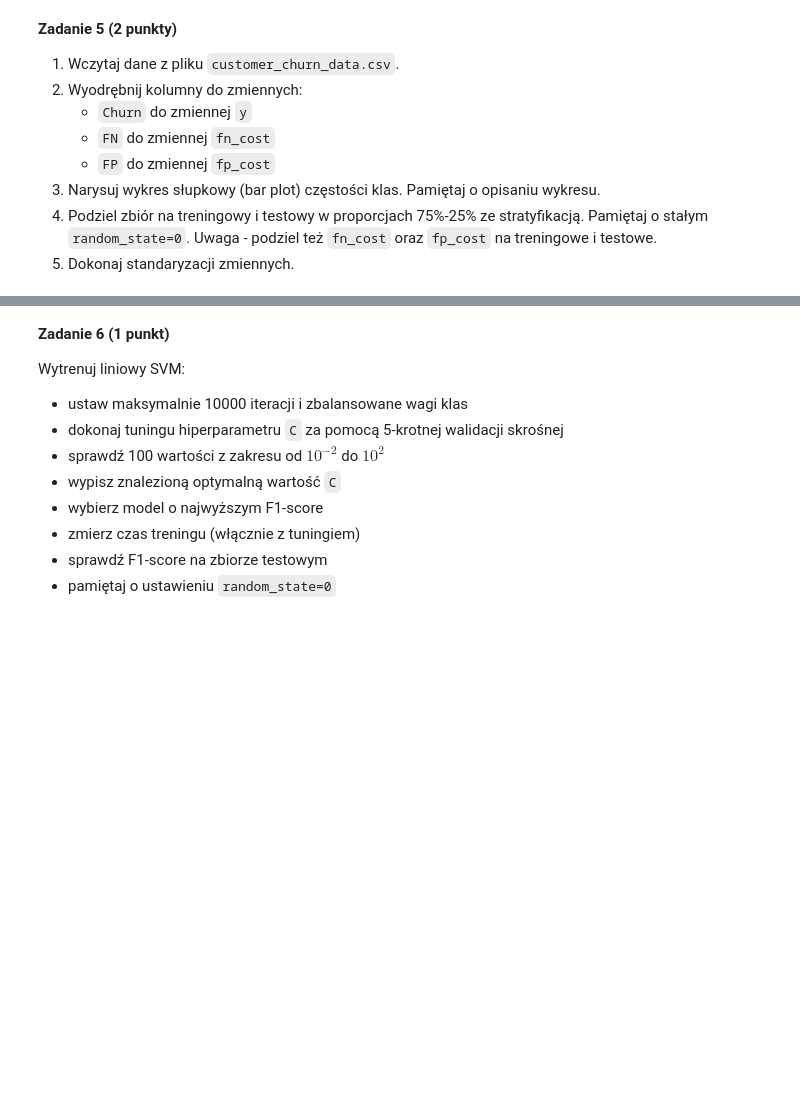
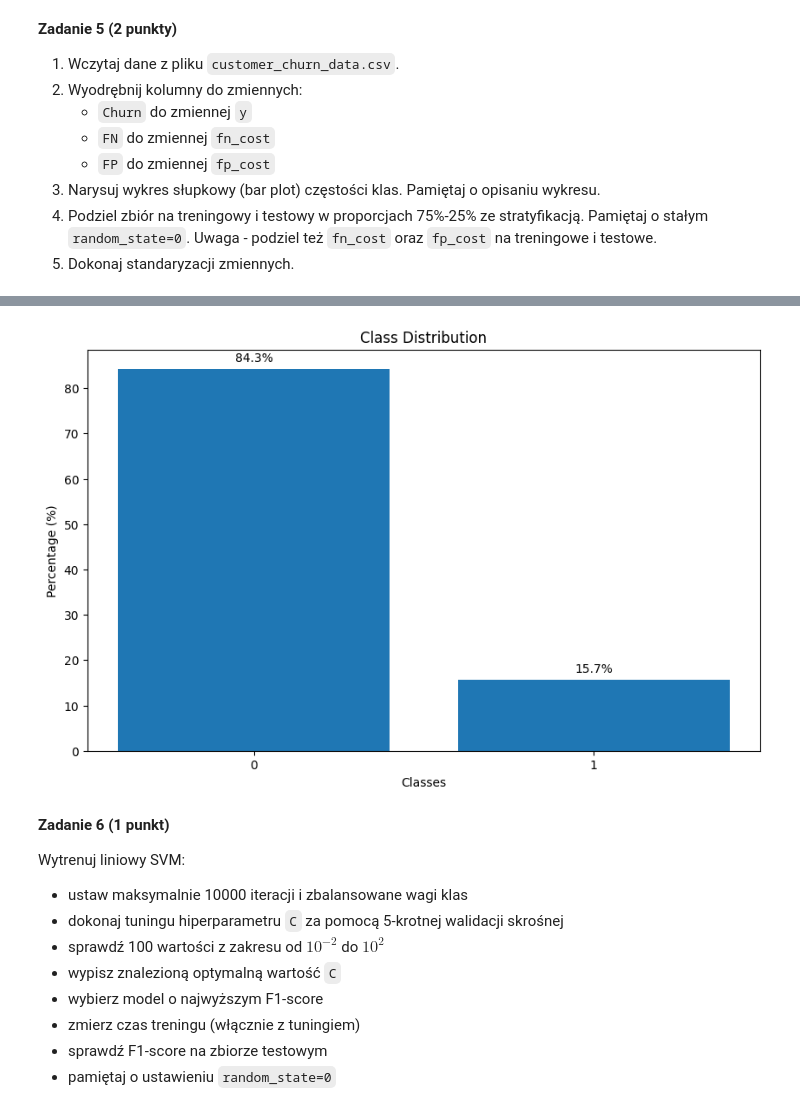
Before and after one commit to Galaktikkon/FML, a Jupyter notebook: lab3/notebook.ipynb, the cells around one changed output, grey strips where cells are left out. Cells and saved outputs as stored; diff of their text form; code cells hidden in the pictures; blank space fills up the shorter version.

```diff
--- a/lab3/notebook.ipynb
+++ b/lab3/notebook.ipynb
@@ -87,7 +87,11 @@ X_train_scaled.head(n=5)
 | 3 | 0.182013 | 0.727273 | -0.829587 | 0.374858 | 0.082208 | -0.829587 | 0.374858 | 0.082208 |
 | 4 | 0.374732 | 0.909091 | -0.739927 | 0.820971 | -0.271891 | -0.739927 | 0.820971 | -0.271891 |
 # %%
-def plot_class_frequency(class_names, class_counts) -> None:
+def plot_class_frequency(data: pd.Series) -> None:
+    class_counts = data.value_counts(normalize=True) * 100
+
+    class_names = data.unique()
+
     plt.figure(figsize=(10, 6))
     bars = plt.bar(range(len(class_names)), class_counts)
 
@@ -361,3 +362,6 @@ Zbiór został wzięty z Kaggle (opublikował go tam Ruholla Jafari-Marandi). W
 3. Narysuj wykres słupkowy (bar plot) częstości klas. Pamiętaj o opisaniu wykresu.
 4. Podziel zbiór na treningowy i testowy w proporcjach 75%-25% ze stratyfikacją. Pamiętaj o stałym `random_state=0`. Uwaga - podziel też `fn_cost` oraz `fp_cost` na treningowe i testowe.
 5. Dokonaj standaryzacji zmiennych.
+# %%
+# Ad 1
+tele_data = pd.read_csv("customer_churn_data.csv")
@@ -363,0 +377,10 @@ Zbiór został wzięty z Kaggle (opublikował go tam Ruholla Jafari-Marandi). W
+# %%
+# Ad 2
+y = tele_data.pop(item="Churn")
+fp_cost = tele_data.pop(item="FP")
+fn_cost = tele_data.pop(item="FN")
+# %%
+# Ad 3
+plot_class_frequency(data=y)
+# %% [output]
+[figure, added]
```
Also changed, not shown: parts of 40 cells of this notebook, 1 other file.
